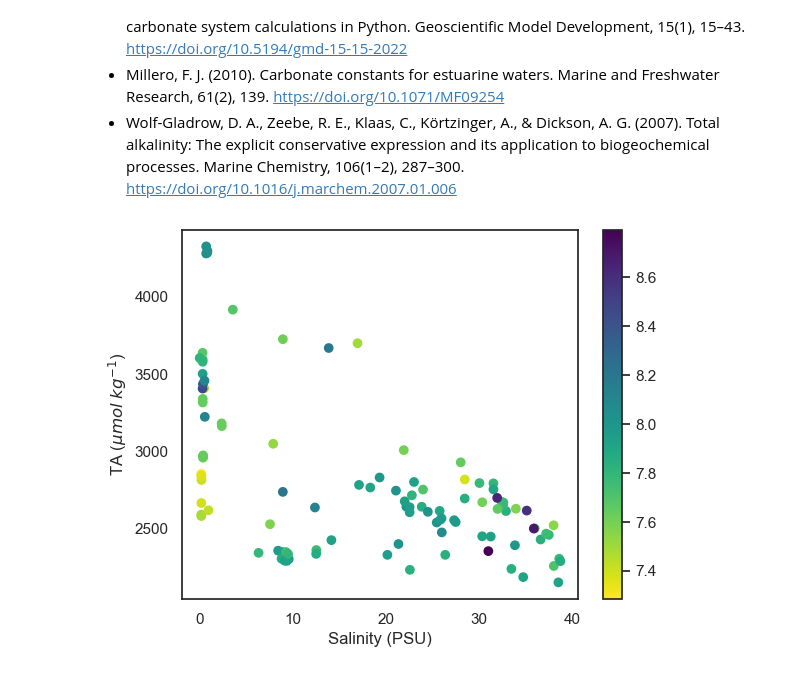
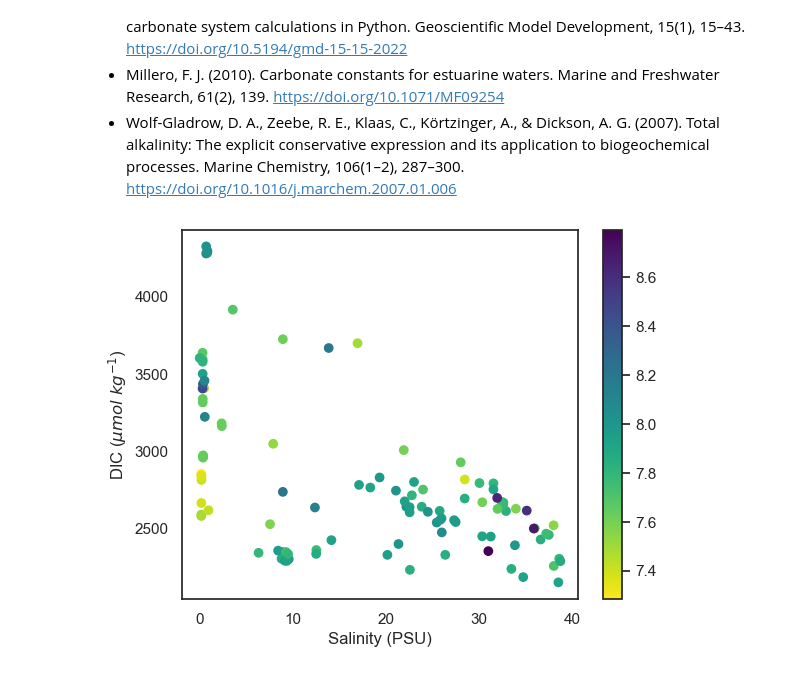
Before and after one commit to gilbertoCM/terminos_lagoon_carbonate, a Jupyter notebook: MartinezTrejo_etal_2023_pyco2sys.ipynb, the cells around one changed output. Cells and saved outputs as stored; diff of their text form; code cells hidden in the pictures.

```diff
--- a/MartinezTrejo_etal_2023_pyco2sys.ipynb
+++ b/MartinezTrejo_etal_2023_pyco2sys.ipynb
@@ -68,28 +68,28 @@ CarbonateVarsTL = pd.concat([myCO2data, myVars], axis=1)
 # %%
 import matplotlib.pyplot as plt
 
 # getting the original colormap using cm.get_cmap() function
 orig_map = plt.colormaps.get_cmap('viridis')
 
 # reversing the original colormap using reversed() function
 reversed_map = orig_map.reversed()
 
 # Create the scatter plot with Seaborn
 scatter = plt.scatter(
     x=CarbonateVarsTL["Sal_psu"], y=CarbonateVarsTL["DIC_micromol_kg"], c=CarbonateVarsTL["pH"], cmap=reversed_map)
 
 # Add a color bar
 plt.colorbar(scatter)
 
 
 # Add labels and title
 plt.xlabel('Salinity (PSU)')
-plt.ylabel('TA ($\mu mol  \; kg^{-1}$)')
+plt.ylabel('DIC ($\mu mol  \; kg^{-1}$)')
 
 # Show the plot
 plt.show()
 # %% [output]
-[figure, old version]
+[figure, new version]
 # %%
 import seaborn as sns
 sns.set_theme(style="white")
```
Also changed, not shown: parts of 1 cell of this notebook.
